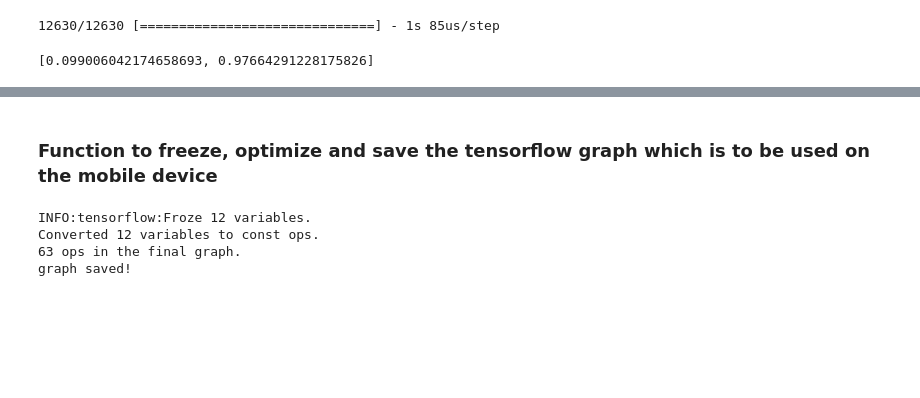
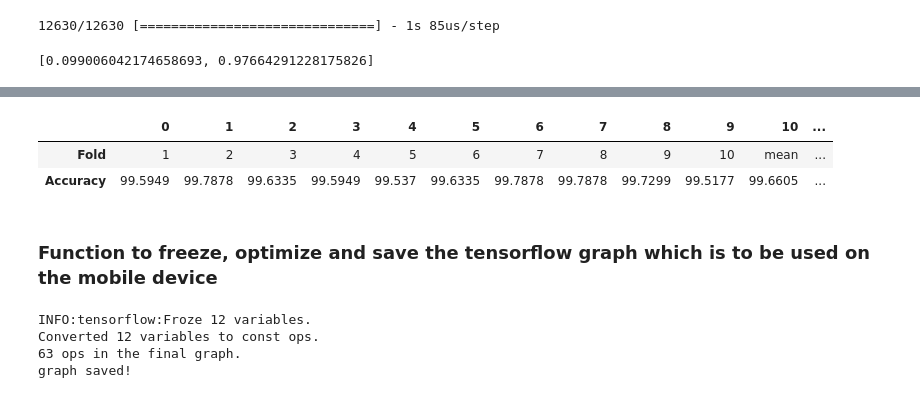
Before and after one commit to A-D-I-T-Y-A/Offline-Traffic-Sign-Recognition-On-Mobile-Device, a Jupyter notebook: train_notebook.ipynb, the cells around one changed output, grey strips where cells are left out. Cells and saved outputs as stored; diff of their text form; code cells hidden in the pictures; blank space fills up the shorter version.

```diff
--- a/train_notebook.ipynb
+++ b/train_notebook.ipynb
@@ -189,0 +216,26 @@ model.evaluate( test_images, test_labels, batch_size=1024, verbose=1) #keep_prob
+# %%
+seed = 29
+val_splits = 10    # Number of splits to be made (K)
+np.random.seed(seed)
+
+d = {'Fold' : [], 'Accuracy' : []}
+df = pd.DataFrame(d)
+
+kfold = StratifiedKFold(n_splits=val_splits, shuffle=True, random_state=seed)    # Used to generate folds
+kscores = []
+
+#merge datasets
+f_images = np.append(train_images, test_images, axis = 0)
+f_labels = np.append(train_labels, test_labels, axis = 0)
+lb = np.argmax(f_labels, axis = 1)
+
+for train, test in kfold.split(f_images,lb):
+    model = VGG_modded()
+    adam = Adam(lr = LEARNING_RATE)
+    model.compile(loss='categorical_crossentropy', optimizer=adam, metrics=['accuracy'])
+    model.fit(f_images[train], f_labels[train], epochs=EPOCHS, batch_size=BATCH_SIZE, verbose=0)
+    scores = model.evaluate(f_images[test], f_labels[test], verbose=0)
+
+    print("%s: %.2f%%" % (model.metrics_names[1], scores[1]*100))
+
+    kscores.append(scores[1] * 100)
@@ -189,0 +253,6 @@ model.evaluate( test_images, test_labels, batch_size=1024, verbose=1) #keep_prob
+# %%
+for i in range(val_splits):
+    df.loc[i] = [i+1, kscores[i]]
+df.loc[val_splits] = ["mean", np.mean(kscores)]
+df.loc[val_splits+1] = ["stddev", np.std(kscores)]
+print(df)
@@ -190,3 +273,9 @@ model.evaluate( test_images, test_labels, batch_size=1024, verbose=1) #keep_prob
+# %%
+df.head(12).transpose()
+# %% [output]
+|  | 0 | 1 | 2 | 3 | 4 | 5 | 6 | 7 | 8 | 9 | 10 | ... |
+| Fold | 1 | 2 | 3 | 4 | 5 | 6 | 7 | 8 | 9 | 10 | mean | ... |
+| Accuracy | 99.5949 | 99.7878 | 99.6335 | 99.5949 | 99.537 | 99.6335 | 99.7878 | 99.7878 | 99.7299 | 99.5177 | 99.6605 | ... |
 # %% [markdown]
 ### Function to freeze, optimize and save the tensorflow graph which is to be used on the mobile device
 # %%
```
Also changed, not shown: parts of 7 cells of this notebook.
